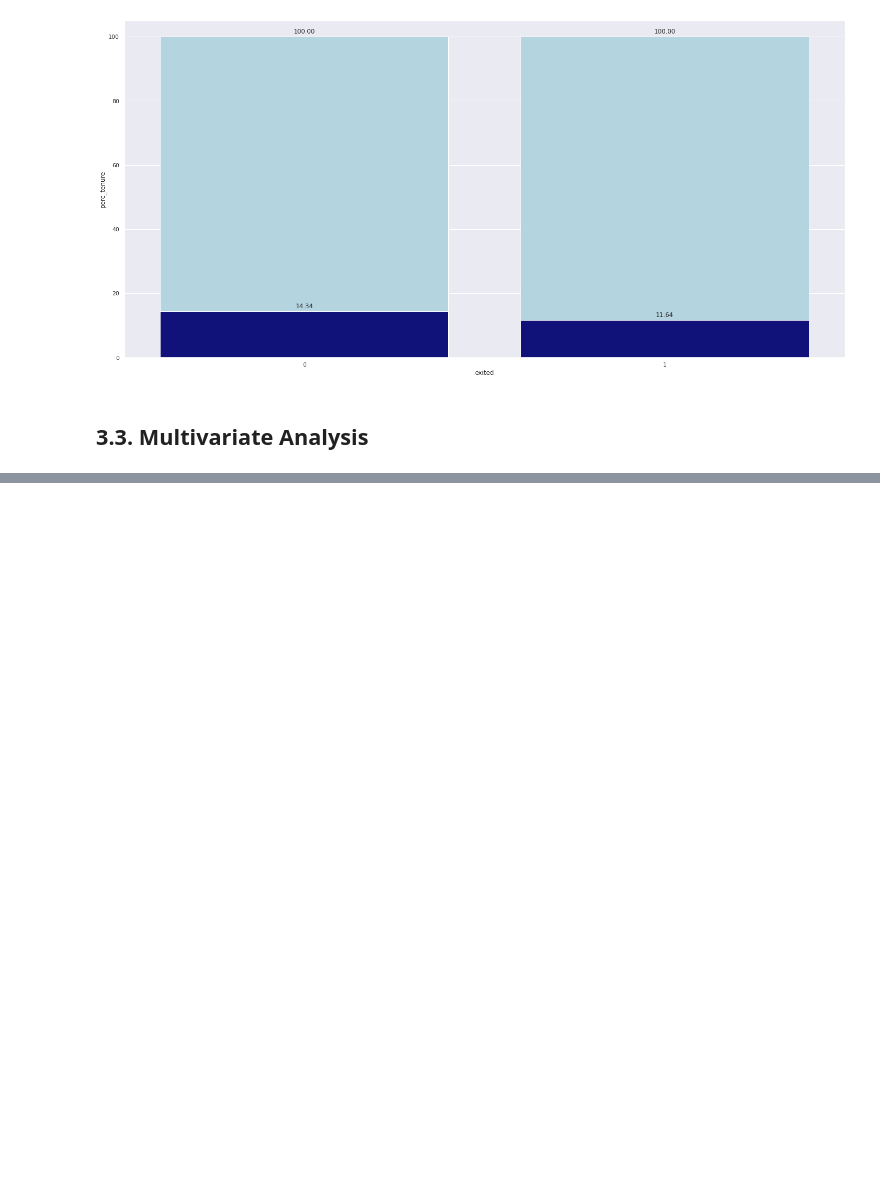
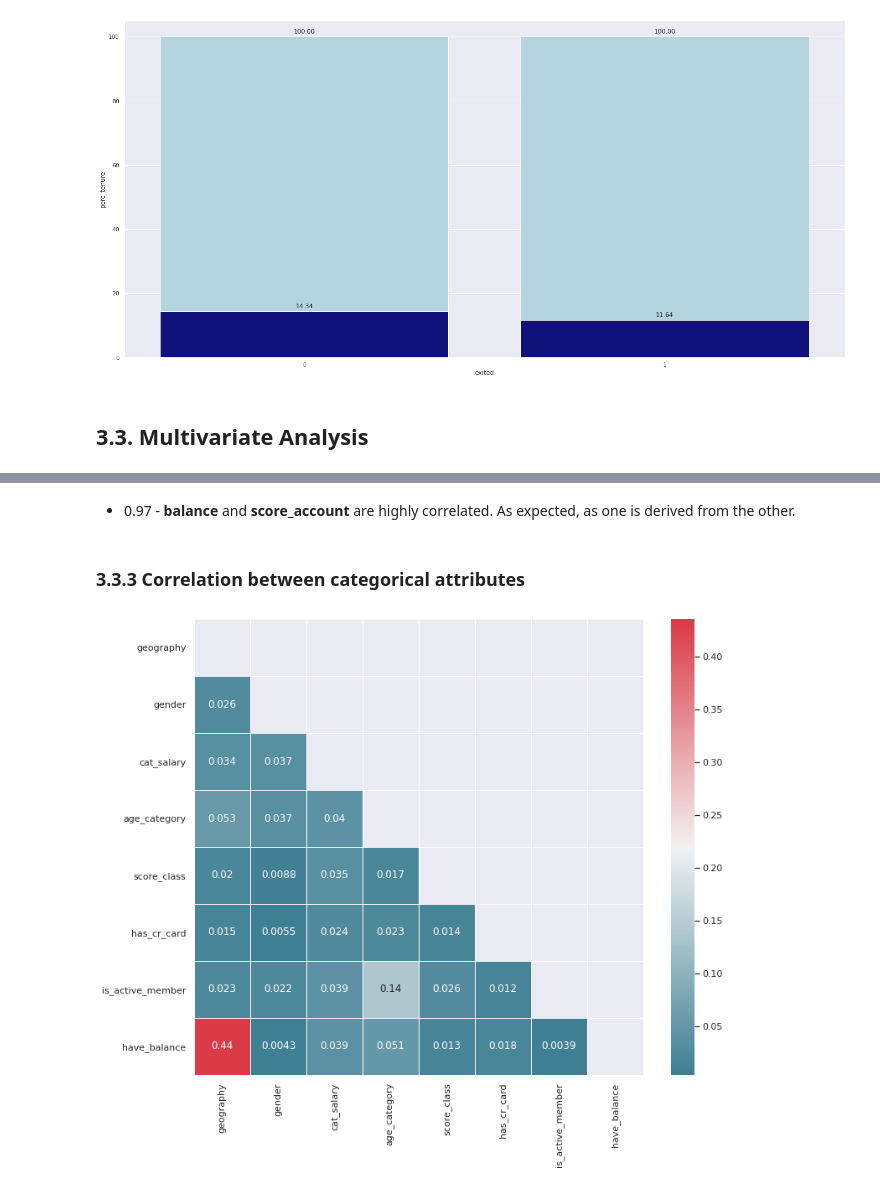
Before and after one commit to tadeucbm/churn_predict, a Jupyter notebook: notebooks/c1_churn_predict.ipynb, the cells around one changed output, grey strips where cells are left out. Cells and saved outputs as stored; diff of their text form; code cells hidden in the pictures; blank space fills up the shorter version.

```diff
--- a/notebooks/c1_churn_predict.ipynb
+++ b/notebooks/c1_churn_predict.ipynb
@@ -992,0 +1093,38 @@ for p in bar2.patches:
+# %% [markdown]
+- 0.97 - **balance** and **score_account** are highly correlated. As expected, as one is derived from the other.
+# %% [markdown]
+### 3.3.3 Correlation between categorical attributes
+# %%
+# calculate correlations
+cat = {}
+
+for value in cat_vars.columns:
+    cols = []
+    for value_ in cat_vars.columns:
+        cols.append(cramer_v(cat_vars[value], cat_vars[value_]))
+
+    cat[value] = cols
+
+d = pd.DataFrame(cat)
+
+d = d.set_index(d.columns)
+
+# uses the variable ax for single a Axes
+fig, ax = plt.subplots()
+
+# sets the figure size in inches
+ax.figure.set_size_inches(12, 10)
+
+# generates a mask for the upper triangle
+mask = np.triu(d)
+
+# generates a custom diverging colormap
+cmap = sns.diverging_palette(220, 10, as_cmap=True)
+
+# plots the heatmap
+sns.heatmap(d, cmap=cmap, mask=mask, linewidths=.5, annot=True)
+
+# displays the plot
+plt.show()
+# %% [output]
+[figure, added]
```
Also changed, not shown: parts of 10 cells of this notebook.
